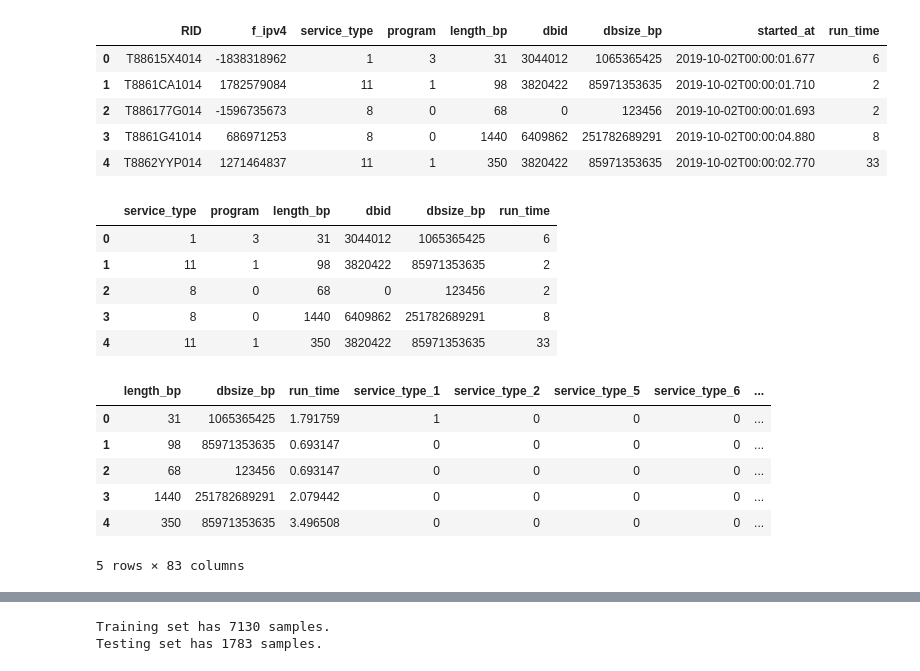
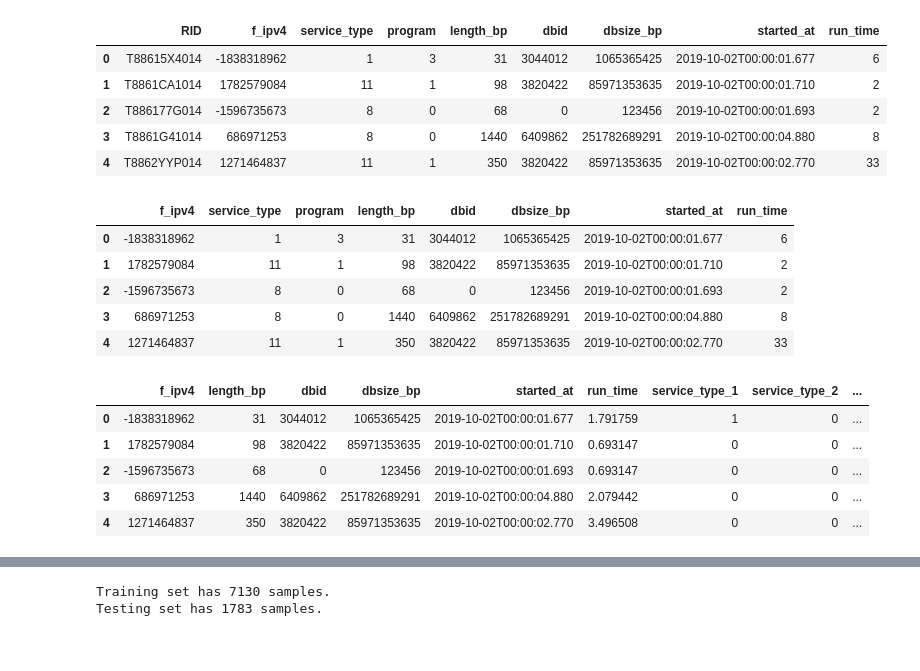
Before and after one commit to kotliarov/BlastRuntime, a Jupyter notebook: blast_runtime_2hr.ipynb, the cells around one changed output, grey strips where cells are left out. Saved outputs shown, nothing was run; the diff lists cells and outputs as text; code cells hidden in the pictures.

```diff
--- a/blast_runtime_2hr.ipynb
+++ b/blast_runtime_2hr.ipynb
@@ -31,28 +31,27 @@ display(data.head(n=5))
 | 4 | T8862YYP014 | 1271464837 | 11 | 1 | 350 | 3820422 | 85971353635 | 2019-10-02T00:00:02.770 | 33 |
 # %%
 # Drop column that should not affect runtime of a query
-subset = data.drop(['RID', 'f_ipv4', 'started_at'], axis=1)
+subset = data.drop(['RID'], axis=1)
 display(subset.head(n=5))
 # %% [output]
-|  | service_type | program | length_bp | dbid | dbsize_bp | run_time |
-| 0 | 1 | 3 | 31 | 3044012 | 1065365425 | 6 |
-| 1 | 11 | 1 | 98 | 3820422 | 85971353635 | 2 |
-| 2 | 8 | 0 | 68 | 0 | 123456 | 2 |
-| 3 | 8 | 0 | 1440 | 6409862 | 251782689291 | 8 |
-| 4 | 11 | 1 | 350 | 3820422 | 85971353635 | 33 |
+|  | f_ipv4 | service_type | program | length_bp | dbid | dbsize_bp | started_at | run_time |
+| 0 | -1838318962 | 1 | 3 | 31 | 3044012 | 1065365425 | 2019-10-02T00:00:01.677 | 6 |
+| 1 | 1782579084 | 11 | 1 | 98 | 3820422 | 85971353635 | 2019-10-02T00:00:01.710 | 2 |
+| 2 | -1596735673 | 8 | 0 | 68 | 0 | 123456 | 2019-10-02T00:00:01.693 | 2 |
+| 3 | 686971253 | 8 | 0 | 1440 | 6409862 | 251782689291 | 2019-10-02T00:00:04.880 | 8 |
+| 4 | 1271464837 | 11 | 1 | 350 | 3820422 | 85971353635 | 2019-10-02T00:00:02.770 | 33 |
 # %%
 # Transform categorical features
-categorical = ['service_type', 'program', 'dbid']
+categorical = ['service_type', 'program']
 df = pd.get_dummies(pd.DataFrame(data = subset), columns=categorical)
 
 # Apply log scale to run time
 df[['run_time']] = df[['run_time']].apply(lambda x: np.log(x))
 display(df.head(n=5))
 # %% [output]
-|  | length_bp | dbsize_bp | run_time | service_type_1 | service_type_2 | service_type_5 | service_type_6 | ... |
-| 0 | 31 | 1065365425 | 1.791759 | 1 | 0 | 0 | 0 | ... |
-| 1 | 98 | 85971353635 | 0.693147 | 0 | 0 | 0 | 0 | ... |
-| 2 | 68 | 123456 | 0.693147 | 0 | 0 | 0 | 0 | ... |
-| 3 | 1440 | 251782689291 | 2.079442 | 0 | 0 | 0 | 0 | ... |
-| 4 | 350 | 85971353635 | 3.496508 | 0 | 0 | 0 | 0 | ... |
+|  | f_ipv4 | length_bp | dbid | dbsize_bp | started_at | run_time | service_type_1 | service_type_2 | ... |
+| 0 | -1838318962 | 31 | 3044012 | 1065365425 | 2019-10-02T00:00:01.677 | 1.791759 | 1 | 0 | ... |
+| 1 | 1782579084 | 98 | 3820422 | 85971353635 | 2019-10-02T00:00:01.710 | 0.693147 | 0 | 0 | ... |
+| 2 | -1596735673 | 68 | 0 | 123456 | 2019-10-02T00:00:01.693 | 0.693147 | 0 | 0 | ... |
+| 3 | 686971253 | 1440 | 6409862 | 251782689291 | 2019-10-02T00:00:04.880 | 2.079442 | 0 | 0 | ... |
+| 4 | 1271464837 | 350 | 3820422 | 85971353635 | 2019-10-02T00:00:02.770 | 3.496508 | 0 | 0 | ... |
-5 rows × 83 columns
```
Also changed, not shown: parts of 14 cells of this notebook, 1 other file.
